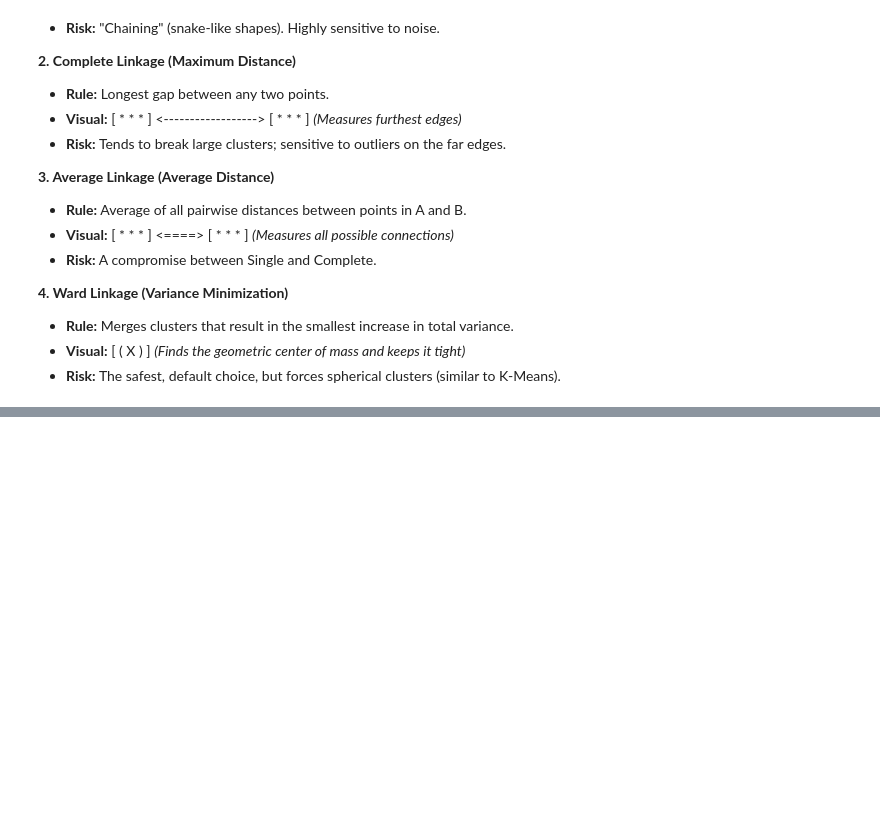
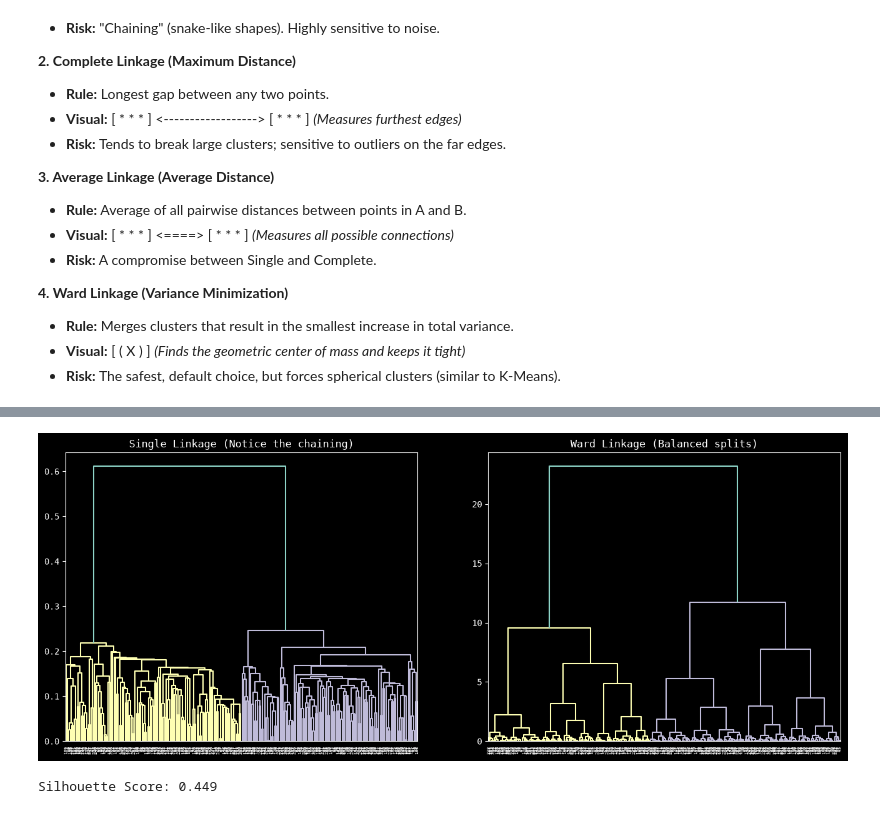
Before and after one commit to Shailya777/interview-prep, a Jupyter notebook: 04_ML/06_Clustering/03_Hierarchical-Clustering.ipynb, the cells around one changed output, grey strips where cells are left out. Saved outputs shown, nothing was run; the diff lists cells and outputs as text; code cells hidden in the pictures; blank space fills up the shorter version.

Commit message:
Add Hierarchical Clustering Practice Question 3 in ML Pattern 6.3

```diff
--- a/04_ML/06_Clustering/03_Hierarchical-Clustering.ipynb
+++ b/04_ML/06_Clustering/03_Hierarchical-Clustering.ipynb
@@ -108,0 +113,9 @@ Assume we have two clusters: `Cluster A` [ * * * ] and `Cluster B` [ * * * ]
+# %%
+# Data:
+import pandas as pd
+from sklearn.datasets import make_moons
+import matplotlib.pyplot as plt
+
+# Generate mock data: 2 intertwined moon shapes with some noise
+X, _ = make_moons(n_samples=250, noise=0.08, random_state=42)
+df = pd.DataFrame(X, columns=['Feature_1', 'Feature_2'])
@@ -108,0 +138,36 @@ Assume we have two clusters: `Cluster A` [ * * * ] and `Cluster B` [ * * * ]
+# %%
+import pandas as pd
+import matplotlib.pyplot as plt
+from sklearn.preprocessing import StandardScaler
+from sklearn.cluster import AgglomerativeClustering
+from scipy.cluster.hierarchy import dendrogram, linkage
+from sklearn.metrics import silhouette_score
+
+# 1. Preprocess
+X_scaled = StandardScaler().fit_transform(df)
+
+# 2. Visualize Side-by-Side
+fig, axes = plt.subplots(1, 2, figsize=(16, 6))
+
+# Single Linkage Dendrogram
+dend1 = linkage(X_scaled, method='single')
+dendrogram(dend1, ax=axes[0])
+axes[0].set_title('Single Linkage (Notice the chaining)', color='white')
+axes[0].grid(False)
+
+# Ward Linkage Dendrogram
+dend2 = linkage(X_scaled, method='ward')
+dendrogram(dend2, ax=axes[1])
+axes[1].set_title('Ward Linkage (Balanced splits)', color='white')
+axes[1].grid(False)
+
+plt.show()
+# %% [output]
+[figure, added]
+# %%
+# 3. Model & Evaluate
+model = AgglomerativeClustering(n_clusters=2, metric='euclidean', linkage='ward')
+labels = model.fit_predict(X_scaled)
+print(f"Silhouette Score: {silhouette_score(X_scaled, labels):.3f}")
+# %% [output]
+Silhouette Score: 0.449
```
Also changed, not shown: parts of 3 cells of this notebook.
